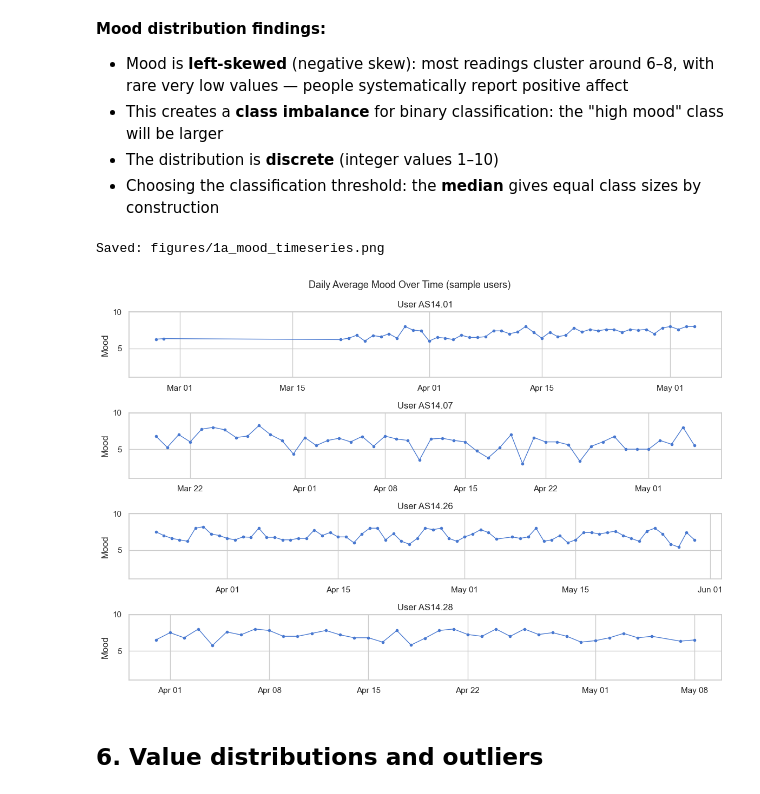
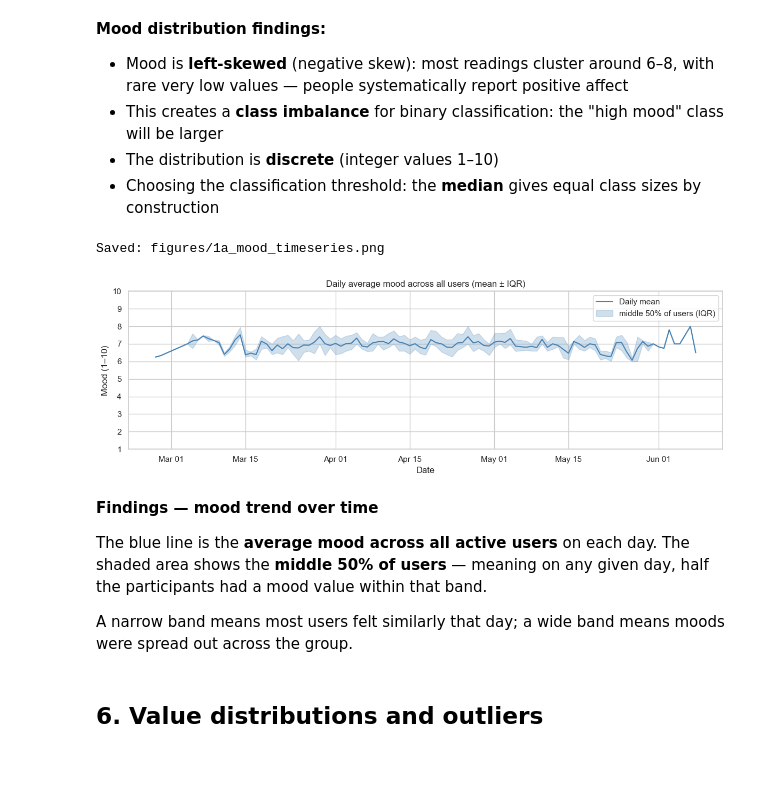
Before and after one commit to MatteoPostiferi999/DataMiningAssignment1, a Jupyter notebook: notebooks/1a_eda.ipynb, the cells around one changed output. Drawn from its saved outputs; the diff is of its cells as text; code cells hidden in the pictures; blank space fills up the shorter version.

```diff
--- a/notebooks/1a_eda.ipynb
+++ b/notebooks/1a_eda.ipynb
@@ -485,28 +495,38 @@ Name: count, dtype: int64
 - This creates a **class imbalance** for binary classification: the "high mood" class will be larger
 - The distribution is **discrete** (integer values 1–10)
 - Choosing the classification threshold: the **median** gives equal class sizes by construction
-# %%
-# --- Mean daily mood over time for a sample of users ---
-daily_mood = mood_df.groupby(['id', 'date'])['value'].mean().reset_index()
-daily_mood['date'] = pd.to_datetime(daily_mood['date'])
-
-sample_users = ['AS14.01', 'AS14.07', 'AS14.26', 'AS14.28']
-fig, axes = plt.subplots(len(sample_users), 1, figsize=(12, 8), sharex=False)
-
-for ax, user in zip(axes, sample_users):
-    user_data = daily_mood[daily_mood['id'] == user]
-    ax.plot(user_data['date'], user_data['value'], marker='o', markersize=3, linewidth=1)
-    ax.set_ylabel('Mood')
-    ax.set_ylim(1, 10)
-    ax.set_title(f'User {user}')
-    ax.xaxis.set_major_formatter(mdates.DateFormatter('%b %d'))
-
-plt.suptitle('Daily Average Mood Over Time (sample users)', fontsize=13)
-plt.tight_layout()
-save_figure('1a_mood_timeseries.png')
-plt.show()
-# %% [output]
-Saved: figures/1a_mood_timeseries.png
-[figure, removed]
+# %%
+# --- Aggregated daily mood: mean ± IQR across all users ---
+daily_mood = mood_df.groupby(["id", "date"])["value"].mean().reset_index()
+daily_mood["date"] = pd.to_datetime(daily_mood["date"])
+
+agg = daily_mood.groupby("date")["value"].agg(
+    mean="mean",
+    q25=lambda x: x.quantile(0.25),
+    q75=lambda x: x.quantile(0.75)
+).reset_index()
+
+fig, ax = plt.subplots(figsize=(12, 4))
+ax.plot(agg["date"], agg["mean"], color="steelblue", linewidth=1.5, label="Daily mean")
+ax.fill_between(agg["date"], agg["q25"], agg["q75"],
+                alpha=0.25, color="steelblue", label="middle 50% of users (IQR)")
+ax.set_ylim(1, 10)
+ax.set_ylabel("Mood (1–10)")
+ax.set_xlabel("Date")
+ax.set_title("Daily average mood across all users (mean ± IQR)")
+ax.xaxis.set_major_formatter(mdates.DateFormatter("%b %d"))
+ax.legend()
+plt.tight_layout()
+save_figure("1a_mood_timeseries.png")
+plt.show()
+# %% [output]
+Saved: figures/1a_mood_timeseries.png
+[figure, added]
+# %% [markdown]
+**Findings — mood trend over time**
+
+The blue line is the **average mood across all active users** on each day. The shaded area shows the **middle 50% of users** — meaning on any given day, half the participants had a mood value within that band.
+
+A narrow band means most users felt similarly that day; a wide band means moods were spread out across the group.
 # %% [markdown]
 ## 6. Value distributions and outliers
```
Also changed, not shown: parts of 24 cells of this notebook.
